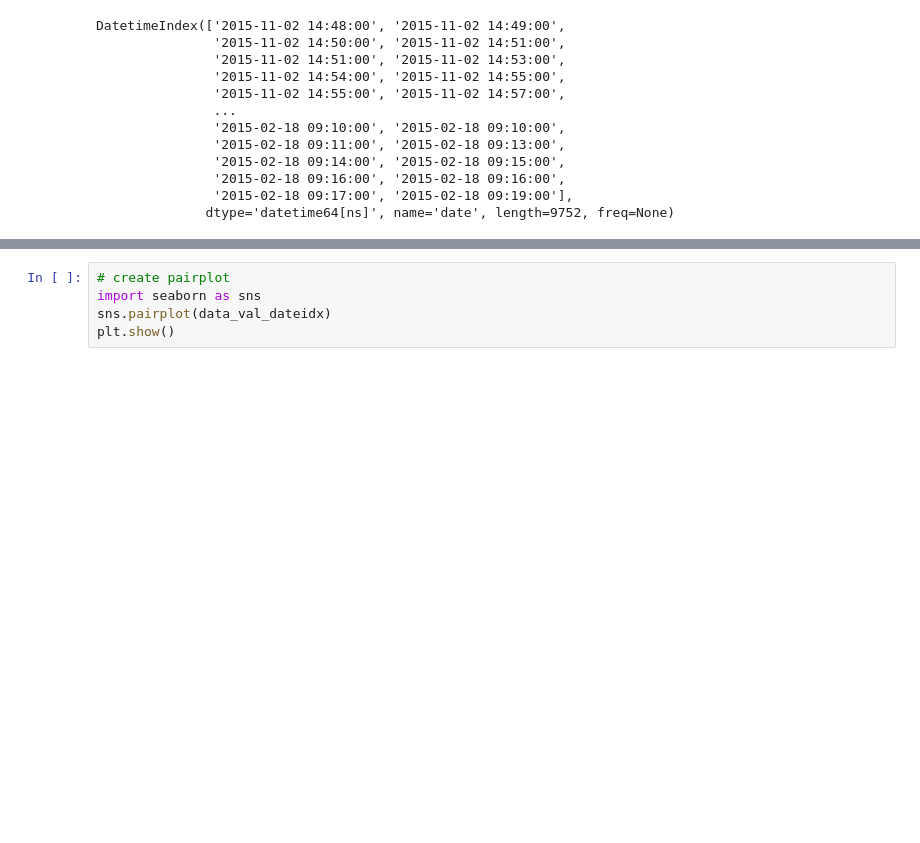
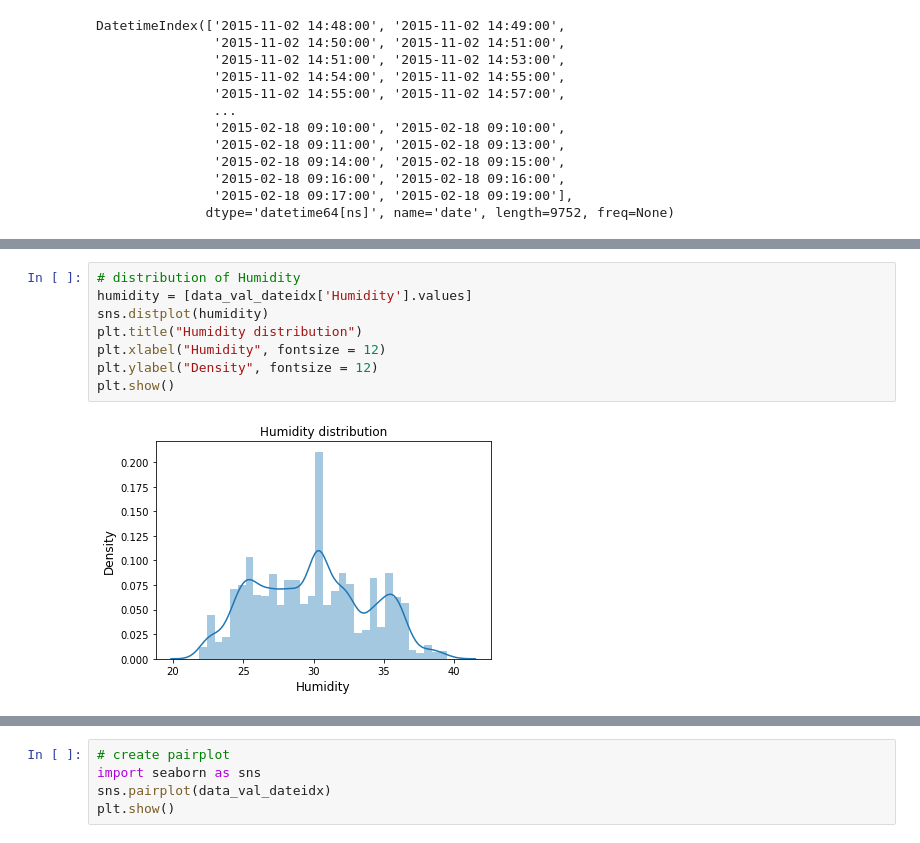
Before and after one commit to Ana-Andre/Room_Occupancy_Detection, a Jupyter notebook: 2_Code/3_Dataset2_preprocess.ipynb, the cells around one changed output, grey strips where cells are left out. Drawn from its saved outputs; the diff is of its cells as text; blank space fills up the shorter version.

```diff
--- a/2_Code/3_Dataset2_preprocess.ipynb
+++ b/2_Code/3_Dataset2_preprocess.ipynb
@@ -159,0 +217,10 @@ dtype: int64
+# %%
+# distribution of Humidity
+humidity = [data_val_dateidx['Humidity'].values]
+sns.distplot(humidity)
+plt.title("Humidity distribution")
+plt.xlabel("Humidity", fontsize = 12)
+plt.ylabel("Density", fontsize = 12)
+plt.show()
+# %% [output]
+[figure, added]
```
Also changed, not shown: parts of 28 cells of this notebook, 2 other files.
